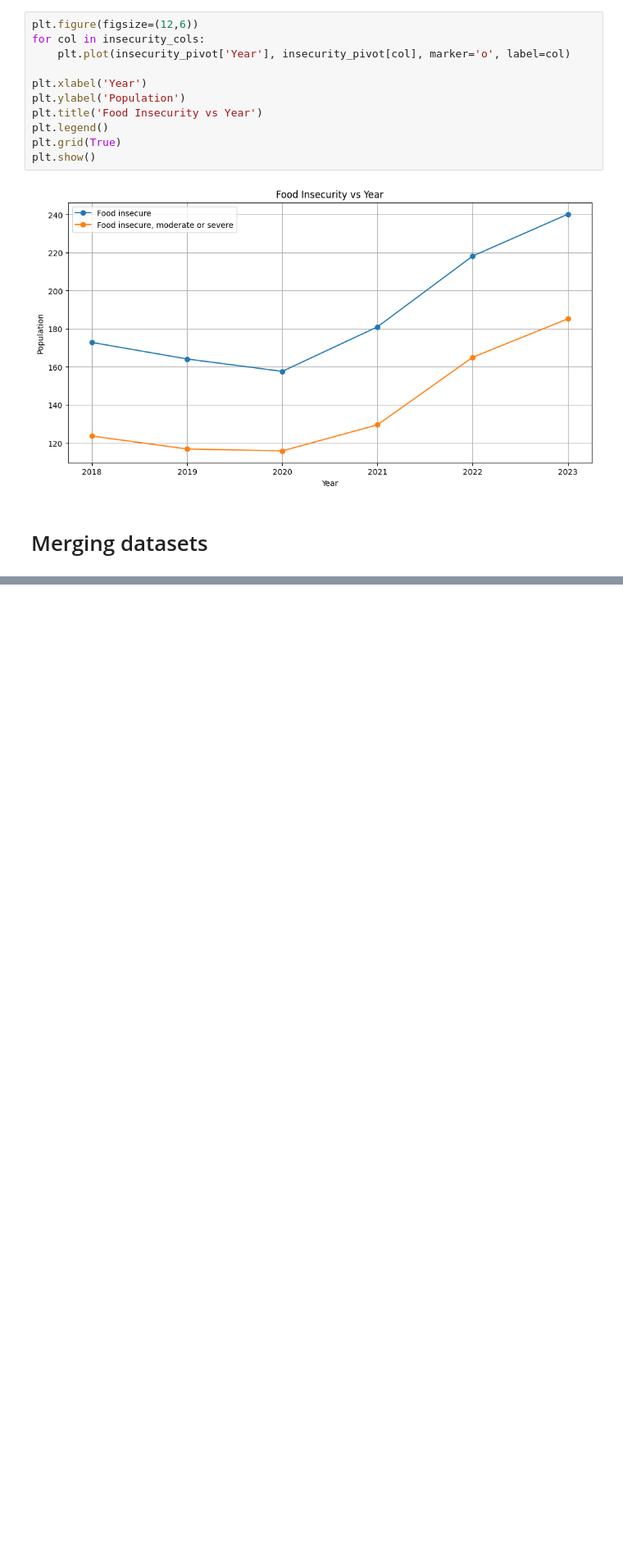
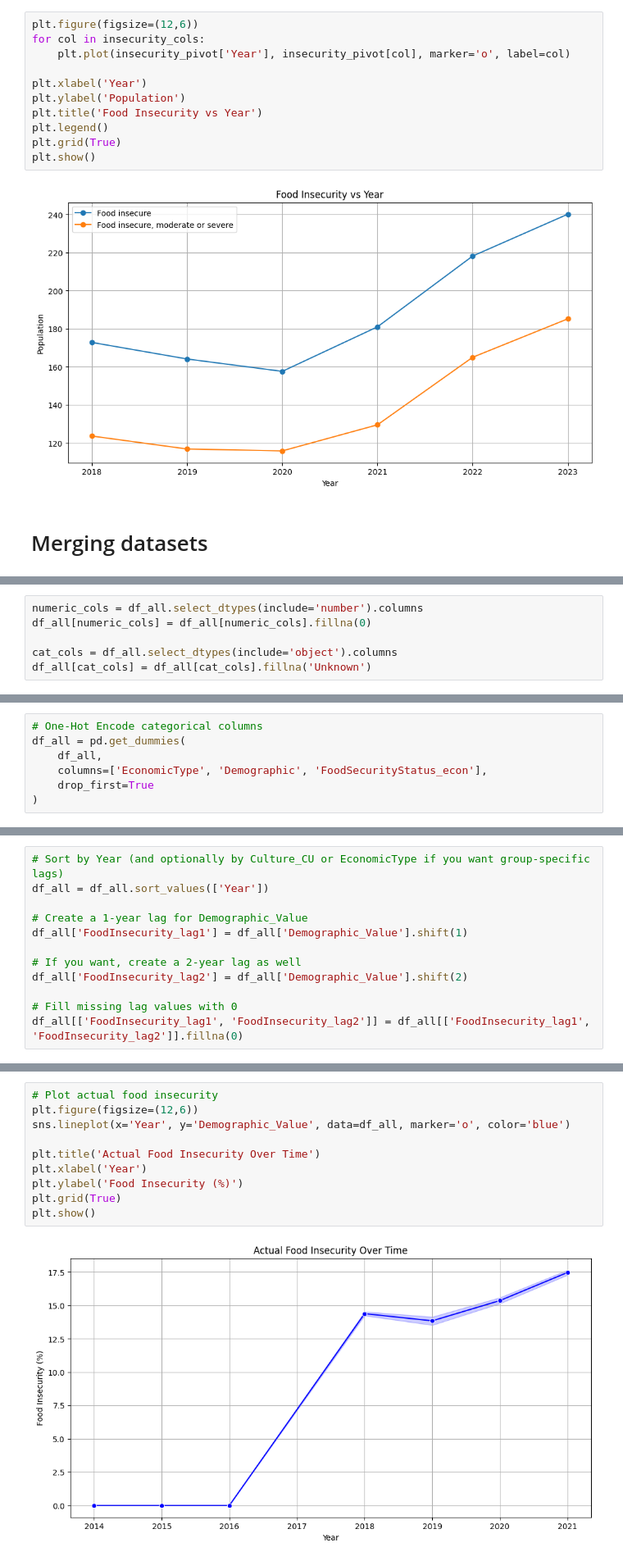
Before and after one commit to pheaktralean/ConcordIA, a Jupyter notebook: food_security_forecasting/food_security.ipynb, the cells around one changed output, grey strips where cells are left out. Shown at 82% size. Saved outputs shown, nothing was run; the diff lists cells and outputs as text; blank space fills up the shorter version.

Commit message:
modified model analyzing data for food insecurity

```diff
--- a/food_security_forecasting/food_security.ipynb
+++ b/food_security_forecasting/food_security.ipynb
@@ -647,0 +488,6 @@ plt.show()
+# %%
+numeric_cols = df_all.select_dtypes(include='number').columns
+df_all[numeric_cols] = df_all[numeric_cols].fillna(0)
+
+cat_cols = df_all.select_dtypes(include='object').columns
+df_all[cat_cols] = df_all[cat_cols].fillna('Unknown')
@@ -647,0 +508,7 @@ plt.show()
+# %%
+# One-Hot Encode categorical columns
+df_all = pd.get_dummies(
+    df_all,
+    columns=['EconomicType', 'Demographic', 'FoodSecurityStatus_econ'],
+    drop_first=True
+)
@@ -647,0 +519,12 @@ plt.show()
+# %%
+# Sort by Year (and optionally by Culture_CU or EconomicType if you want group-specific lags)
+df_all = df_all.sort_values(['Year'])
+
+# Create a 1-year lag for Demographic_Value
+df_all['FoodInsecurity_lag1'] = df_all['Demographic_Value'].shift(1)
+
+# If you want, create a 2-year lag as well
+df_all['FoodInsecurity_lag2'] = df_all['Demographic_Value'].shift(2)
+
+# Fill missing lag values with 0
+df_all[['FoodInsecurity_lag1', 'FoodInsecurity_lag2']] = df_all[['FoodInsecurity_lag1', 'FoodInsecurity_lag2']].fillna(0)
@@ -647,0 +564,12 @@ plt.show()
+# %%
+# Plot actual food insecurity
+plt.figure(figsize=(12,6))
+sns.lineplot(x='Year', y='Demographic_Value', data=df_all, marker='o', color='blue')
+
+plt.title('Actual Food Insecurity Over Time')
+plt.xlabel('Year')
+plt.ylabel('Food Insecurity (%)')
+plt.grid(True)
+plt.show()
+# %% [output]
+[figure, added]
```
Also changed, not shown: parts of 47 cells of this notebook.
